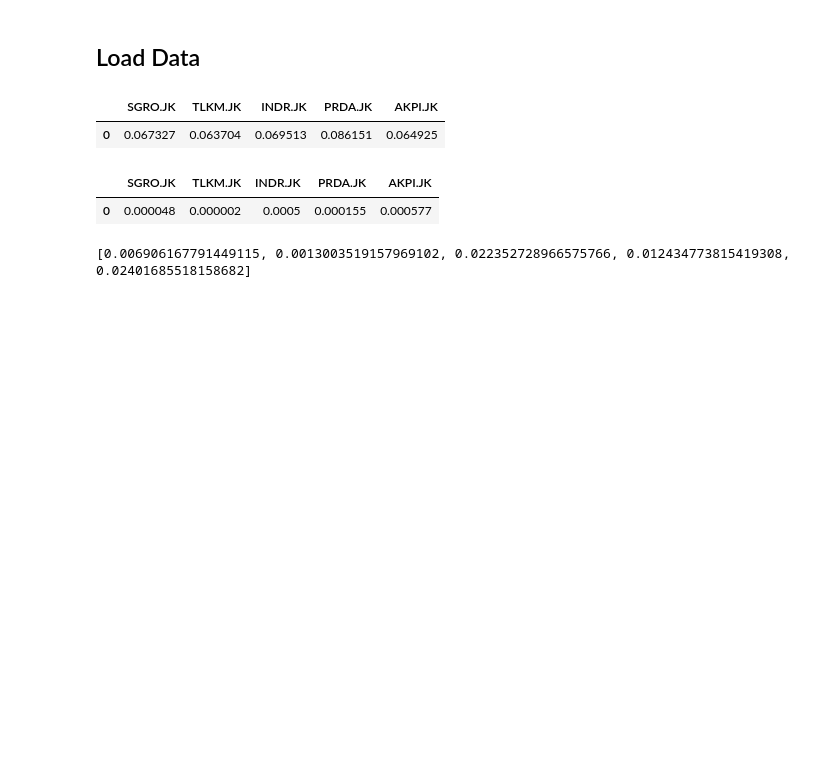
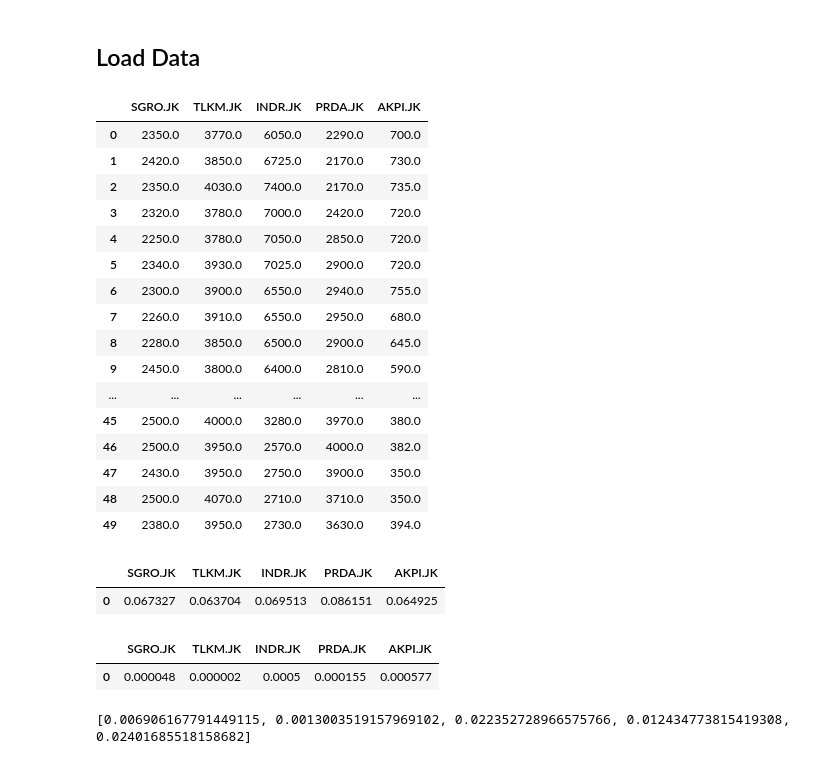
Before and after one commit to relfarizi/Portfolio-Saham, a Jupyter notebook: Portfolio_Saham.ipynb, the cells around one changed output. Cells and saved outputs as stored; diff of their text form; code cells hidden in the pictures; blank space fills up the shorter version.

```diff
--- a/Portfolio_Saham.ipynb
+++ b/Portfolio_Saham.ipynb
@@ -377,3 +345,24 @@ dataset_2019
+# %%
+dataset_2019 = load_data(2019,kode_saham)
+dataset_2019
+# %% [output]
+|  | SGRO.JK | TLKM.JK | INDR.JK | PRDA.JK | AKPI.JK |
+| 0 | 2350.0 | 3770.0 | 6050.0 | 2290.0 | 700.0 |
+| 1 | 2420.0 | 3850.0 | 6725.0 | 2170.0 | 730.0 |
+| 2 | 2350.0 | 4030.0 | 7400.0 | 2170.0 | 735.0 |
+| 3 | 2320.0 | 3780.0 | 7000.0 | 2420.0 | 720.0 |
+| 4 | 2250.0 | 3780.0 | 7050.0 | 2850.0 | 720.0 |
+| 5 | 2340.0 | 3930.0 | 7025.0 | 2900.0 | 720.0 |
+| 6 | 2300.0 | 3900.0 | 6550.0 | 2940.0 | 755.0 |
+| 7 | 2260.0 | 3910.0 | 6550.0 | 2950.0 | 680.0 |
+| 8 | 2280.0 | 3850.0 | 6500.0 | 2900.0 | 645.0 |
+| 9 | 2450.0 | 3800.0 | 6400.0 | 2810.0 | 590.0 |
+| ... | ... | ... | ... | ... | ... |
+| 45 | 2500.0 | 4000.0 | 3280.0 | 3970.0 | 380.0 |
+| 46 | 2500.0 | 3950.0 | 2570.0 | 4000.0 | 382.0 |
+| 47 | 2430.0 | 3950.0 | 2750.0 | 3900.0 | 350.0 |
+| 48 | 2500.0 | 4070.0 | 2710.0 | 3710.0 | 350.0 |
+| 49 | 2380.0 | 3950.0 | 2730.0 | 3630.0 | 394.0 |
 # %%
 K_2019 = return_saham(dataset_2019)
 K_2019
```
Also changed, not shown: parts of 15 cells of this notebook.
